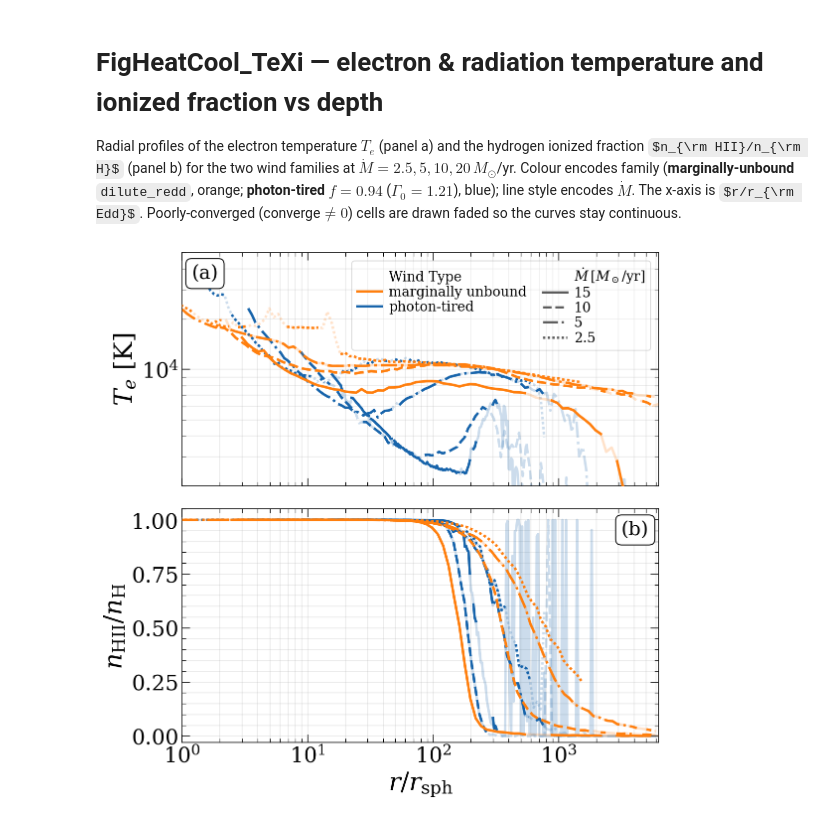
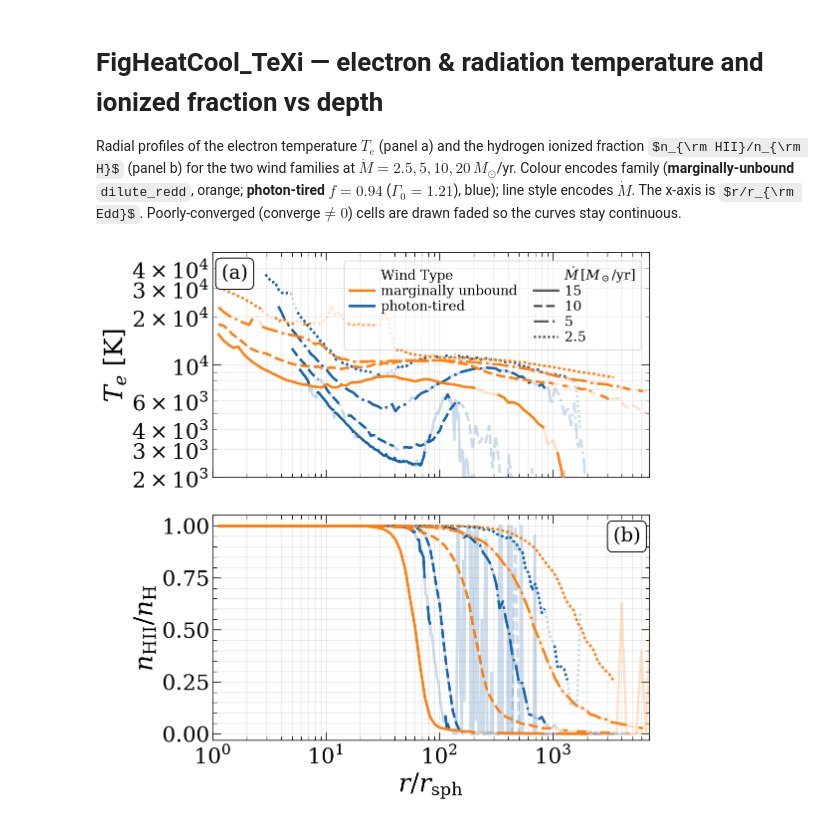
Before and after one commit to nkaaz/LRDs-as-Super-Eddington-Fountain-Flows_REPRODUCIBLE, a Jupyter notebook: analysis/FigHeatCool_TeXi.ipynb, the cells around one changed output. Saved outputs shown, nothing was run; the diff lists cells and outputs as text; code cells hidden in the pictures; some formulas as TeX source.

```diff
--- a/analysis/FigHeatCool_TeXi.ipynb
+++ b/analysis/FigHeatCool_TeXi.ipynb
@@ -70,7 +71,9 @@ FONT_SCALE = {
 # Unconverged cells are drawn FADED (not blanked) so lines stay continuous.
 PT_COLOR = plt.cm.Blues(0.8)
 MB_COLOR = 'tab:orange'
-R_ref    = 8e14 * (10.0 / 5.0)                  # r_Edd normalisation (same as the v/rho figure)
+# radii are normalised per-run by r_sph(Mdot) -- see wind_scales.py. The old flat
+# 1.6e15 cm was r_sph only at Mdot=5 and stretched the other panels by up to 3x.
+R_REF_PLOT = float(wind_scales.r_sph(5.0))      # fixes the x-axis limits only
 LS_M     = {'m2.5':(0,(1,1)), 'm5':'-.', 'm10':'--', 'm15':'-'}   # 2.5 dotted ... 15 solid
 FADE     = 0.22                                  # opacity for poorly-converged (converge!=0) cells
 
@@ -79,12 +82,12 @@ def fplot(ax, x, y, good, **kw):                # faded underlay everywhere + cr
     ax.plot(x, y, alpha=FADE*a, **kw)
     ax.plot(x, np.where(good, y, np.nan), alpha=a, **kw)
 
-def load_prof2(rd):                             # r/r_Edd, Te, ionized fraction, converged mask (values kept)
+def load_prof2(rd, Mdot):                       # r/r_sph(Mdot), Te, ionized fraction, converged mask
     h = load_heat(rd)
     m = pd.read_csv(f'{rd}/outflow.master.txt', sep=r'\s+'); m = m[m['inwind']==0].reset_index(drop=True)
     n = min(len(h), len(m)); h = h.iloc[:n].reset_index(drop=True); m = m.iloc[:n].reset_index(drop=True)
     o = np.argsort(h['r'].values); cv = (h['converge'].values == 0)[o]
-    rr = h['r'].values[o] / R_ref
+    rr = h['r'].values[o] / float(wind_scales.r_sph(Mdot))
     Te = h['t_e'].values[o].astype(float)
     xi = 1.0 - m['h1'].values[o]
     return dict(r=rr, Te=Te, xi=xi, cv=cv)
@@ -93,50 +96,50 @@ with plt.rc_context(FONT_SCALE):
     fig, (axT, axX) = plt.subplots(2, 1, figsize=(8.5, 8.5), sharex=True)
 
     for md in MDOTS:                                # photon-tired Gamma_0 = 1.21 (f=0.94)
-        c = load_prof2(run_path('PT_'+md)); ls = LS_M[md]
+        c = load_prof2(run_path('PT_'+md), wind_scales.mdot_from_key(md)); ls = LS_M[md]
         fplot(axT, c['r'], c['Te'], c['cv'], color=PT_COLOR, ls=ls, lw=2.6)
         fplot(axX, c['r'], c['xi'], c['cv'], color=PT_COLOR, ls=ls, lw=2.6)
 
     for md in MDOTS:                                # marginally unbound on top
-        c = load_prof2(run_path('MU_'+md)); ls = LS_M[md]
+        c = load_prof2(run_path('MU_'+md), wind_scales.mdot_from_key(md)); ls = LS_M[md]
         fplot(axT, c['r'], c['Te'], c['cv'], color=MB_COLOR, ls=ls, lw=2.6, zorder=3)
         fplot(axX, c['r'], c['xi'], c['cv'], color=MB_COLOR, ls=ls, lw=2.6, zorder=3)
 
     axT.set(xscale='log', yscale='log', ylabel=r'$T_e$ [K]',
-            xlim=(1.0, 1e19 / R_ref), ylim=(2e3, 5e4))
+            xlim=(1.0, 1e19 / R_REF_PLOT), ylim=(2e3, 5e4))
     axX.set(xscale='log', xlabel=r'$r/r_{\rm sph}$',
             ylabel=r'$n_{\rm HII}/n_{\rm H}$',
-            xlim=(1.0, 1e19 / R_ref), ylim=(-0.03, 1.05))
+            xlim=(1.0, 1e19 / R_REF_PLOT), ylim=(-0.03, 1.05))
     for ax in (axT, axX):
         ax.grid(alpha=0.3, which='both', zorder=0)
     axT.yaxis.set_minor_locator(LogLocator(base=10, subs=np.arange(2, 10), numticks=100))
     axT.tick_params(axis='y', which='minor', length=4, color='gray')
 
     # 2-column legend tucked inside panel (a), column-major fill, 5 rows each:
     #   col1 = family header + 2 colours (+2 pad);  col2 = Mdot header + 4 line styles.
     hdr = lambda label: Line2D([0], [0], color='none', linewidth=0, marker='', label=label)
     handles = [
         hdr('Wind Type'),
         Line2D([0], [0], color=MB_COLOR, lw=2.6, label='marginally unbound'),
         Line2D([0], [0], color=PT_COLOR, lw=2.6, label=r'photon-tired'),
         hdr(''), hdr(''),
         hdr(r'$\dot{M}\,[M_\odot/\mathrm{yr}]$'),
         *[Line2D([0], [0], color='0.35', lw=2.4, linestyle=LS_M[md],
                  label={'m2.5':'2.5','m5':'5','m10':'10','m15':'15'}[md]) for md in reversed(MDOTS)],
     ]
     leg = axT.legend(handles=handles, ncol=2, loc='upper right',
                      fontsize=14, framealpha=0.35, columnspacing=1.2, handlelength=1.8,
                      handletextpad=0.5, borderaxespad=0.6, labelspacing=0.12)
     leg.get_frame().set_edgecolor('0.6')
 
     axT.text(0.02, 0.95, '(a)', transform=axT.transAxes, fontsize=20,
              ha='left', va='top', bbox=dict(facecolor='white', boxstyle="round"))
     axX.text(0.98, 0.95, '(b)', transform=axX.transAxes, fontsize=20,
              ha='right', va='top', bbox=dict(facecolor='white', boxstyle="round"))
 
     plt.tight_layout()
     fig.savefig(os.path.join(FIG_DIR, 'FigHeatCool_TeXi.pdf'))
     fig.savefig(os.path.join(FIG_DIR, 'FigHeatCool_TeXi.png'), dpi=300)
     plt.show()
 # %% [output]
-[figure, old version]
+[figure, new version]
```
Also changed, not shown: parts of 1 cell of this notebook, 20 other files.
